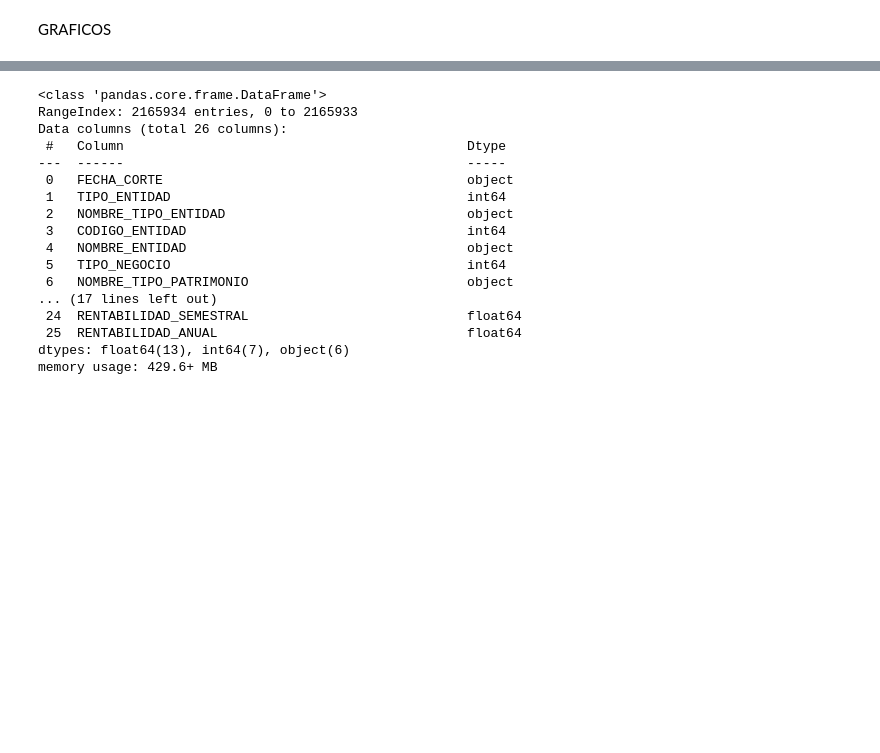
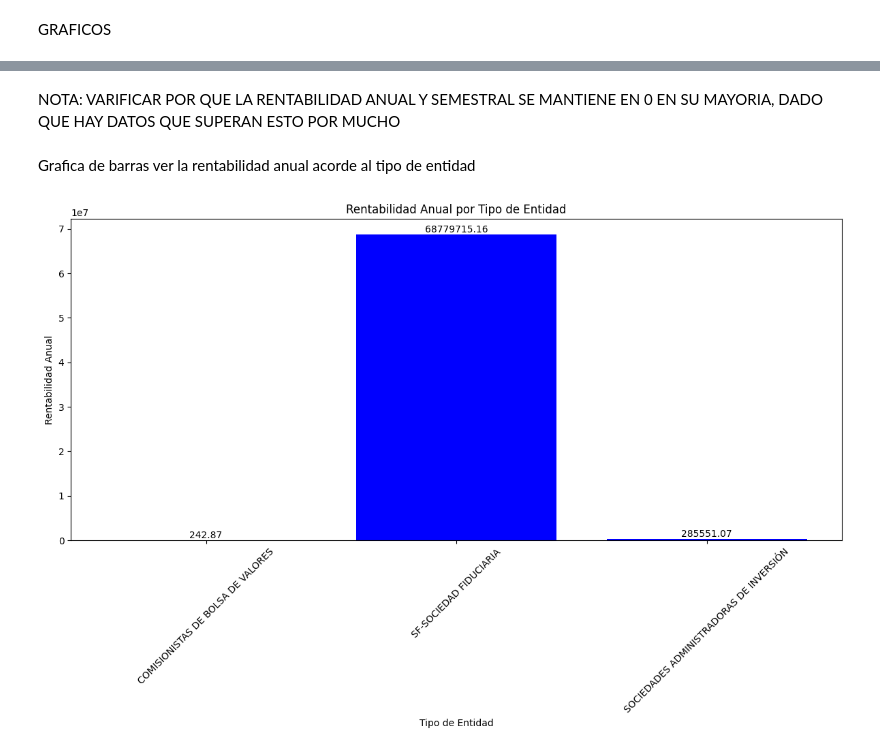
Before and after one commit to MiguelRomero01/MINTIC, a Jupyter notebook: modulo1/Untitled.ipynb, the cells around one changed output, grey strips where cells are left out. Cells and saved outputs as stored; diff of their text form; code cells hidden in the pictures; blank space fills up the shorter version.

```diff
--- a/modulo1/Untitled.ipynb
+++ b/modulo1/Untitled.ipynb
@@ -253,20 +317,26 @@ ValueError: num must be an integer with 1 <= num <= 9, not 10
+# %% [markdown]
+NOTA: VARIFICAR POR QUE LA RENTABILIDAD ANUAL Y SEMESTRAL SE MANTIENE EN 0 EN SU MAYORIA, DADO QUE HAY DATOS QUE SUPERAN ESTO POR MUCHO
+# %% [markdown]
+Grafica de barras ver la rentabilidad anual acorde al tipo de entidad
 # %%
-df_FondosInversion_colectiva.info()
+# Agrupar por NOMBRE_TIPO_ENTIDAD y calcular la media de RENTABILIDAD_ANUAL
+resultado = df_FondosInversion_colectiva.groupby('NOMBRE_TIPO_ENTIDAD')['RENTABILIDAD_ANUAL'].mean().reset_index()
+
+# Crear la gráfica de barras
+plt.figure(figsize=(12, 8))
+ax = plt.bar(resultado['NOMBRE_TIPO_ENTIDAD'], resultado['RENTABILIDAD_ANUAL'], color='blue')
+
+# Añadir la cantidad en cada barra
+for i, v in enumerate(resultado['RENTABILIDAD_ANUAL']):
+    plt.text(i, v + 0.1, f'{v:.2f}', ha='center', va='bottom', fontsize=10)
+
+# Títulos y etiquetas
+plt.title('Rentabilidad Anual por Tipo de Entidad')
+plt.xlabel('Tipo de Entidad')
+plt.ylabel('Rentabilidad Anual')
+plt.xticks(rotation=45)
+
+plt.tight_layout()  # Ajustar layout
+plt.show()
 # %% [output]
-<class 'pandas.core.frame.DataFrame'>
-RangeIndex: 2165934 entries, 0 to 2165933
-Data columns (total 26 columns):
- #   Column                                            Dtype
----  ------                                            -----
- 0   FECHA_CORTE                                       object
- 1   TIPO_ENTIDAD                                      int64
- 2   NOMBRE_TIPO_ENTIDAD                               object
- 3   CODIGO_ENTIDAD                                    int64
- 4   NOMBRE_ENTIDAD                                    object
- 5   TIPO_NEGOCIO                                      int64
- 6   NOMBRE_TIPO_PATRIMONIO                            object
-... (17 lines left out)
- 24  RENTABILIDAD_SEMESTRAL                            float64
- 25  RENTABILIDAD_ANUAL                                float64
-dtypes: float64(13), int64(7), object(6)
-memory usage: 429.6+ MB
+[figure, added]
```
Also changed, not shown: parts of 33 cells of this notebook, 1 other file.
